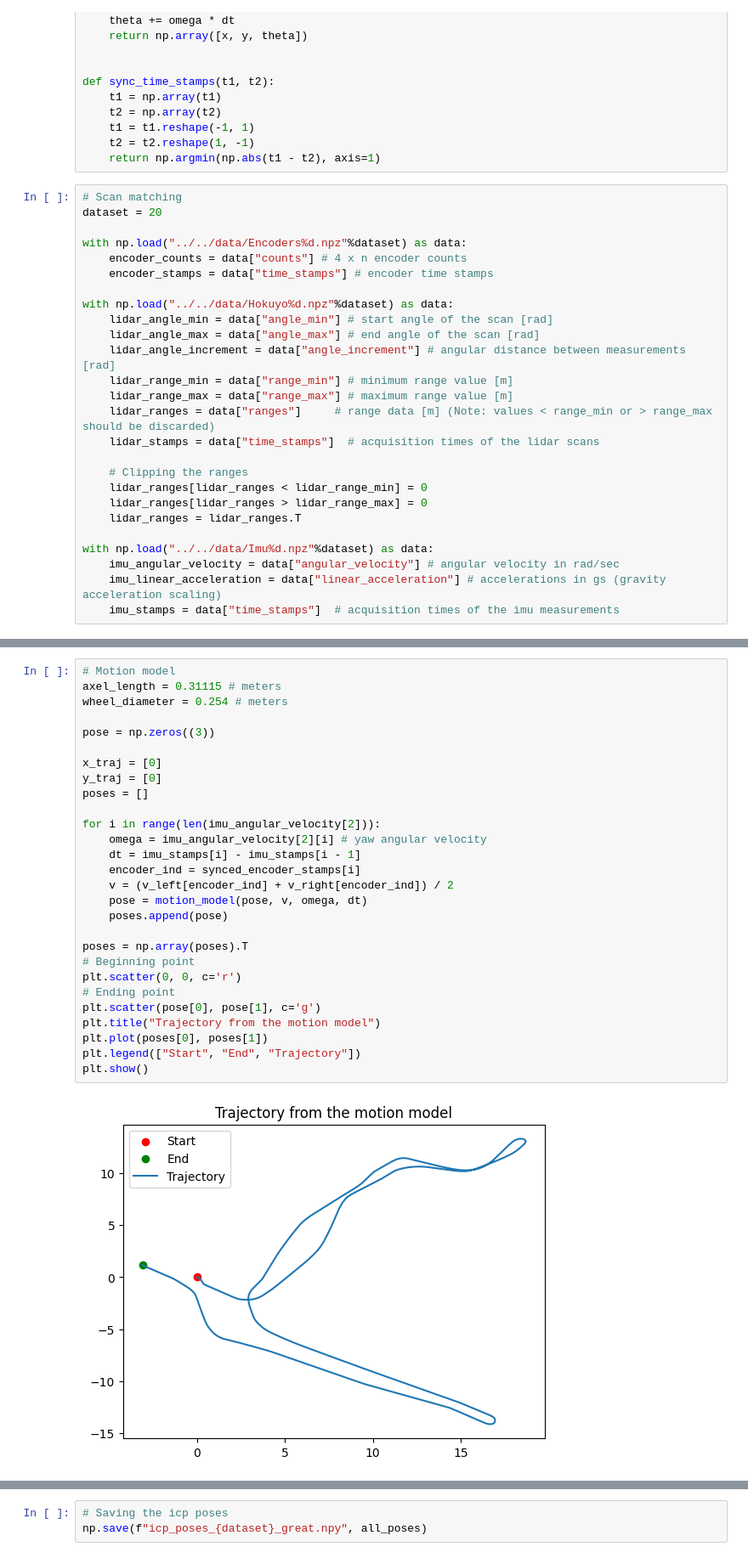
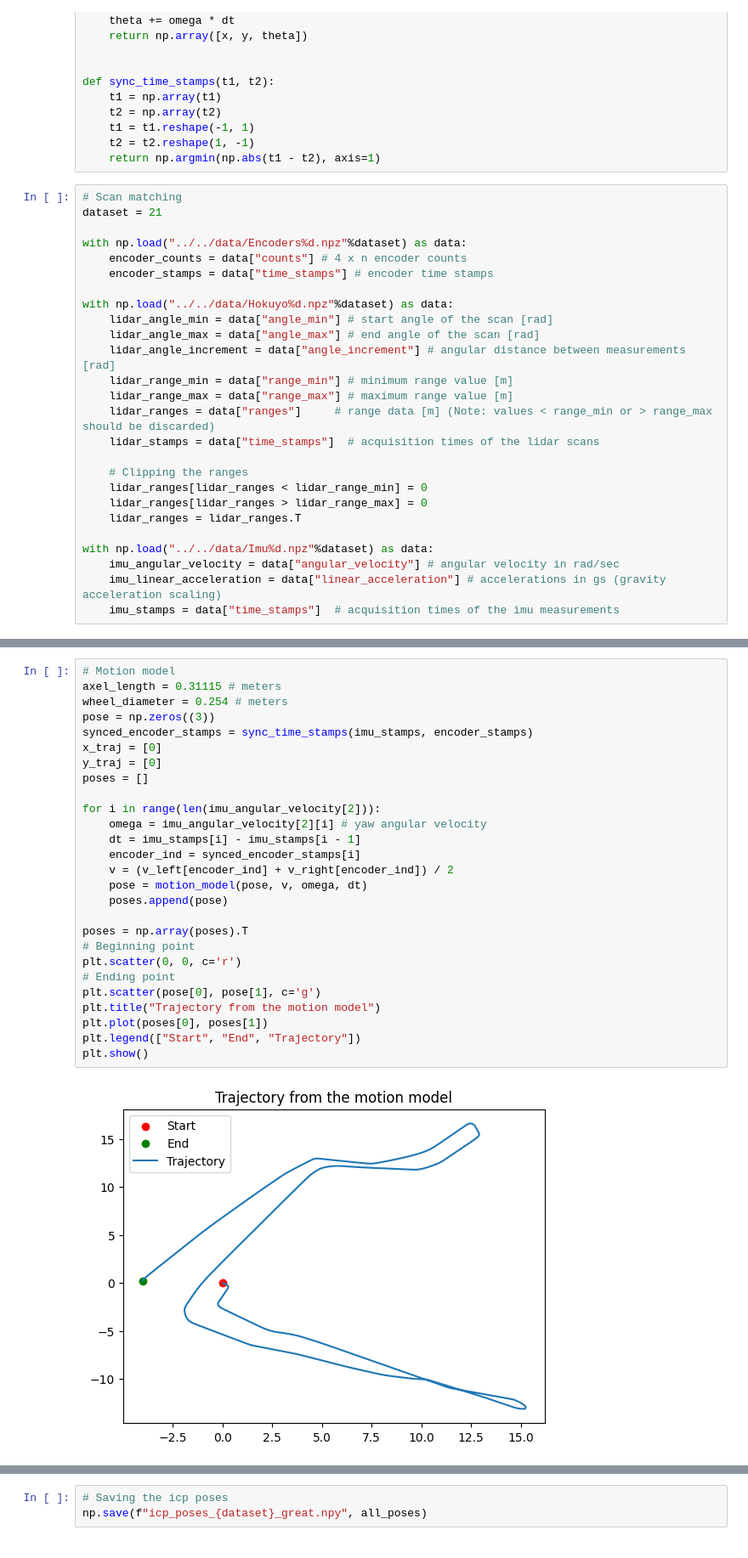
Before and after one commit to pedramaghazadeh/ECE276a, a Jupyter notebook: Project2/code/icp_warm_up/part2.ipynb, the cells around one changed output, grey strips where cells are left out. Shown: that part at 85% size. Cells and saved outputs as stored; diff of their text form.

```diff
--- a/Project2/code/icp_warm_up/part2.ipynb
+++ b/Project2/code/icp_warm_up/part2.ipynb
@@ -55,7 +55,7 @@ def sync_time_stamps(t1, t2):
     return np.argmin(np.abs(t1 - t2), axis=1)
 # %%
 # Scan matching
-dataset = 20
+dataset = 21
 
 with np.load("../../data/Encoders%d.npz"%dataset) as data:
     encoder_counts = data["counts"] # 4 x n encoder counts
@@ -107,33 +107,32 @@ plt.show()
 # %%
 # Motion model
 axel_length = 0.31115 # meters
 wheel_diameter = 0.254 # meters
-
 pose = np.zeros((3))
-
+synced_encoder_stamps = sync_time_stamps(imu_stamps, encoder_stamps)
 x_traj = [0]
 y_traj = [0]
 poses = []
 
 for i in range(len(imu_angular_velocity[2])):
     omega = imu_angular_velocity[2][i] # yaw angular velocity
     dt = imu_stamps[i] - imu_stamps[i - 1]
     encoder_ind = synced_encoder_stamps[i]
     v = (v_left[encoder_ind] + v_right[encoder_ind]) / 2
     pose = motion_model(pose, v, omega, dt)
     poses.append(pose)
 
 poses = np.array(poses).T
 # Beginning point
 plt.scatter(0, 0, c='r')
 # Ending point
 plt.scatter(pose[0], pose[1], c='g')
 plt.title("Trajectory from the motion model")
 plt.plot(poses[0], poses[1])
 plt.legend(["Start", "End", "Trajectory"])
 plt.show()
 # %% [output]
-[figure, old version]
+[figure, new version]
 # %%
 from tools import ICP
 # Using the ICP algorithm to estimate the pose initilized with the motion model
```
Also changed, not shown: parts of 7 cells of this notebook, 8 other files.
